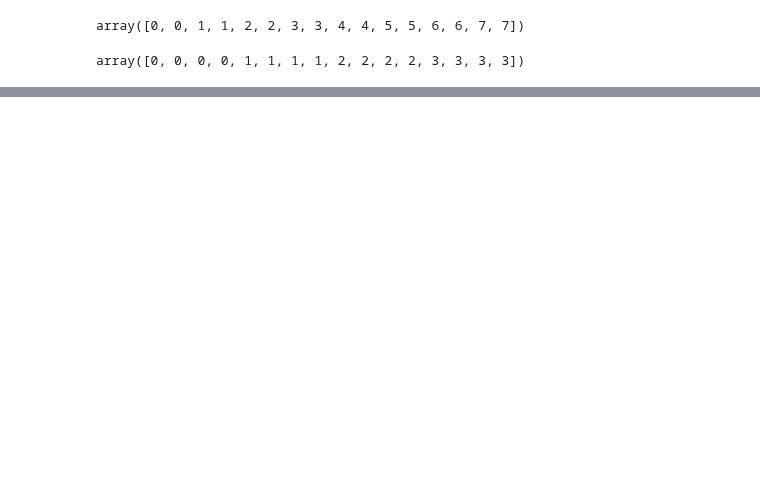
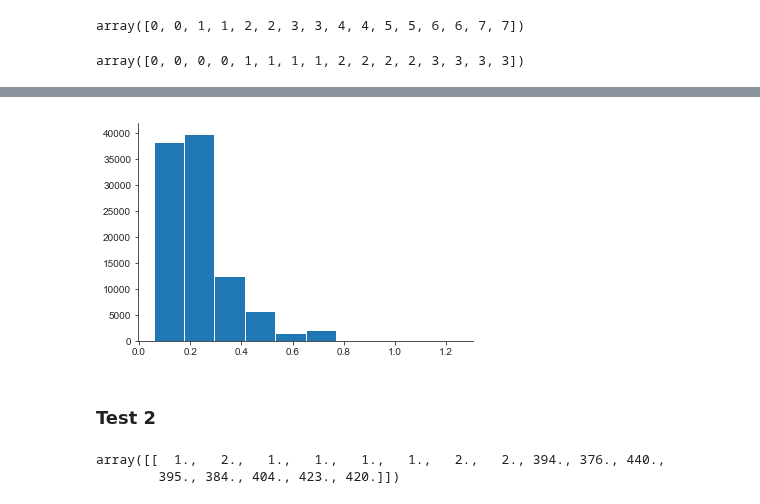
Before and after one commit to cbg-ethz/shm, a Jupyter notebook: analysis/03d-edward_models.ipynb, the cells around one changed output, grey strips where cells are left out. Cells and saved outputs as stored; diff of their text form; code cells hidden in the pictures; blank space fills up the shorter version.

```diff
--- a/analysis/03d-edward_models.ipynb
+++ b/analysis/03d-edward_models.ipynb
@@ -360,0 +234,6 @@ with tf.Session() as sess:
+# %%
+plt.hist(gt_);
+# %% [output]
+[figure, added]
+# %% [markdown]
+### Test 2
@@ -360,0 +244,5 @@ with tf.Session() as sess:
+# %%
+v
+# %% [output]
+array([[  1.,   2.,   1.,   1.,   1.,   1.,   2.,   2., 394., 376., 440.,
+        395., 384., 404., 423., 420.]])
```
Also changed, not shown: parts of 84 cells of this notebook.
